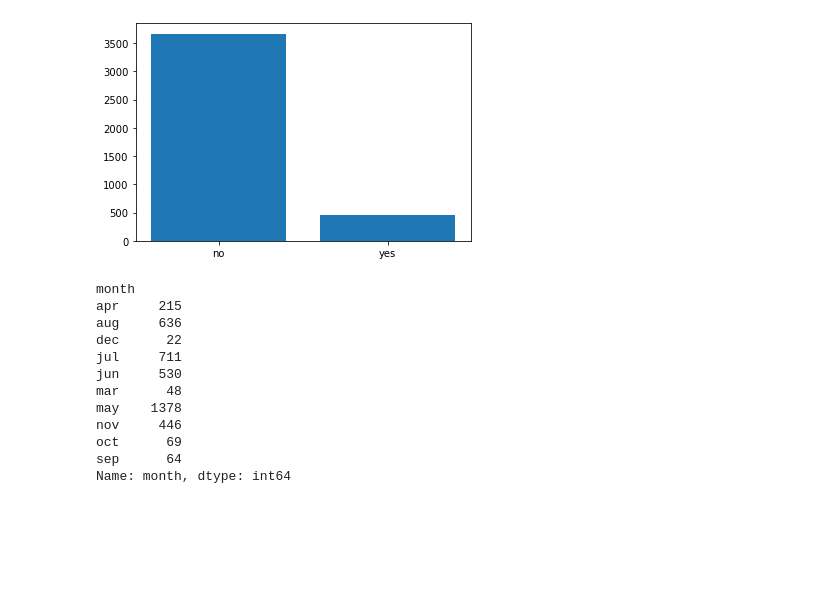
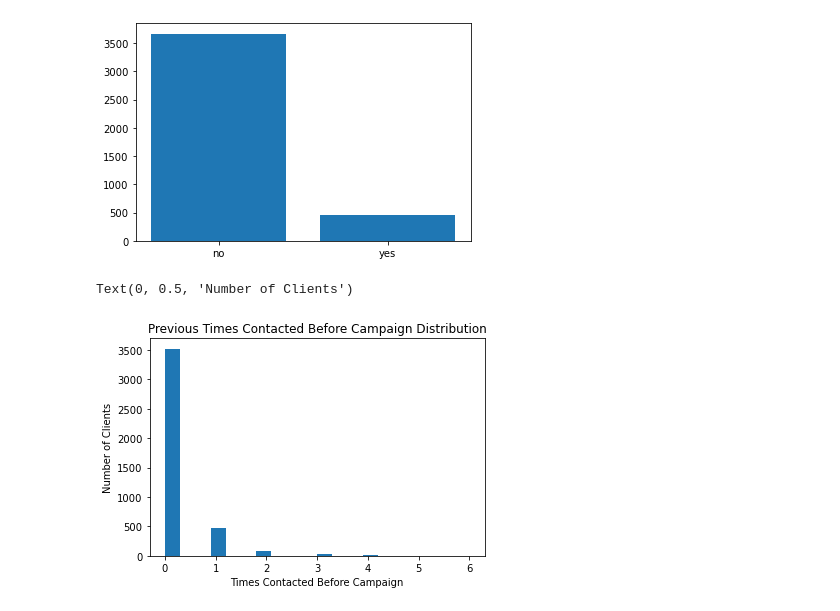
Before and after one commit to rosborn40383/MachineLearning-Analysis, a Jupyter notebook: DS160_Final_Project_EES_RJO.ipynb, the cells around one changed output. Drawn from its saved outputs; the diff is of its cells as text; code cells hidden in the pictures; blank space fills up the shorter version.

```diff
--- a/DS160_Final_Project_EES_RJO.ipynb
+++ b/DS160_Final_Project_EES_RJO.ipynb
@@ -164,18 +183,3 @@ plt.bar(y.index,y.values)
 # %% [output]
 <BarContainer object of 2 artists>
 [figure]
-# %%
-month
-# %% [output]
-month
-apr     215
-aug     636
-dec      22
-jul     711
-jun     530
-mar      48
-may    1378
-nov     446
-oct      69
-sep      64
-Name: month, dtype: int64
@@ -181,0 +188,8 @@ Name: month, dtype: int64
+# %%
+plt.hist(df.previous,bins=20)
+plt.title('Previous Times Contacted Before Campaign Distribution')
+plt.xlabel('Times Contacted Before Campaign')
+plt.ylabel('Number of Clients')
+# %% [output]
+Text(0, 0.5, 'Number of Clients')
+[figure, added]
```
Also changed, not shown: parts of 30 cells of this notebook.
